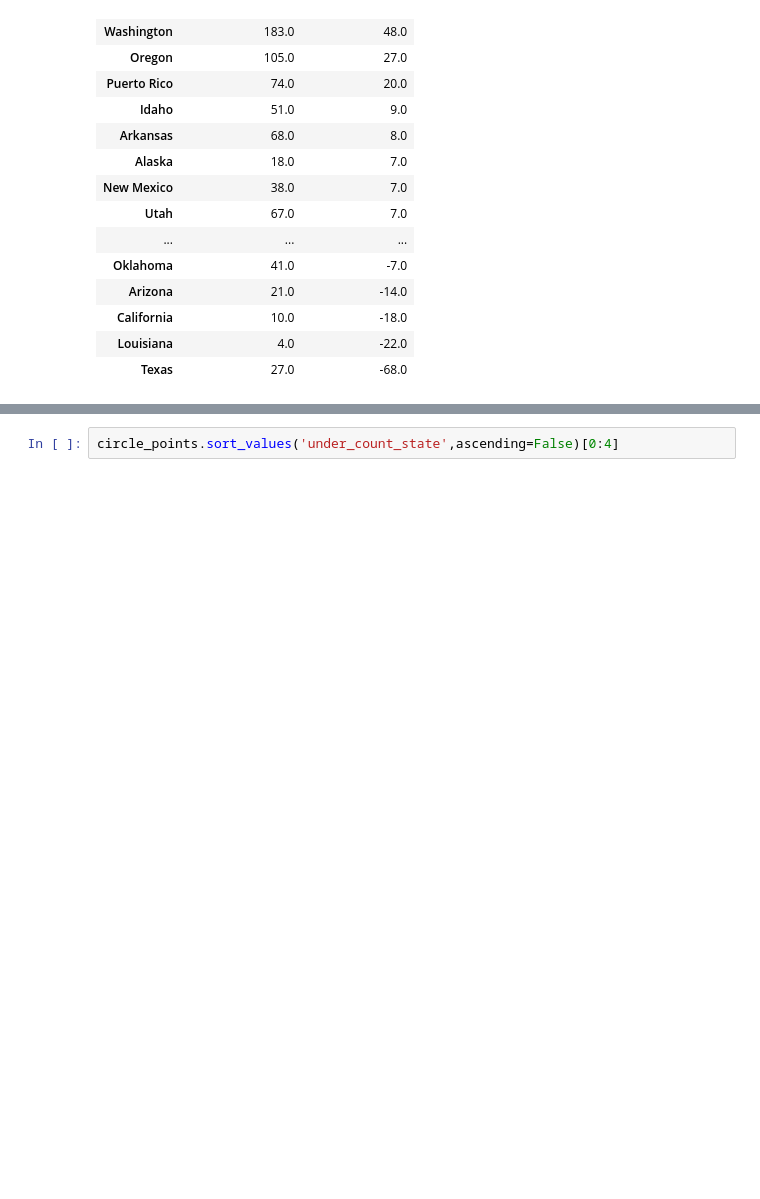
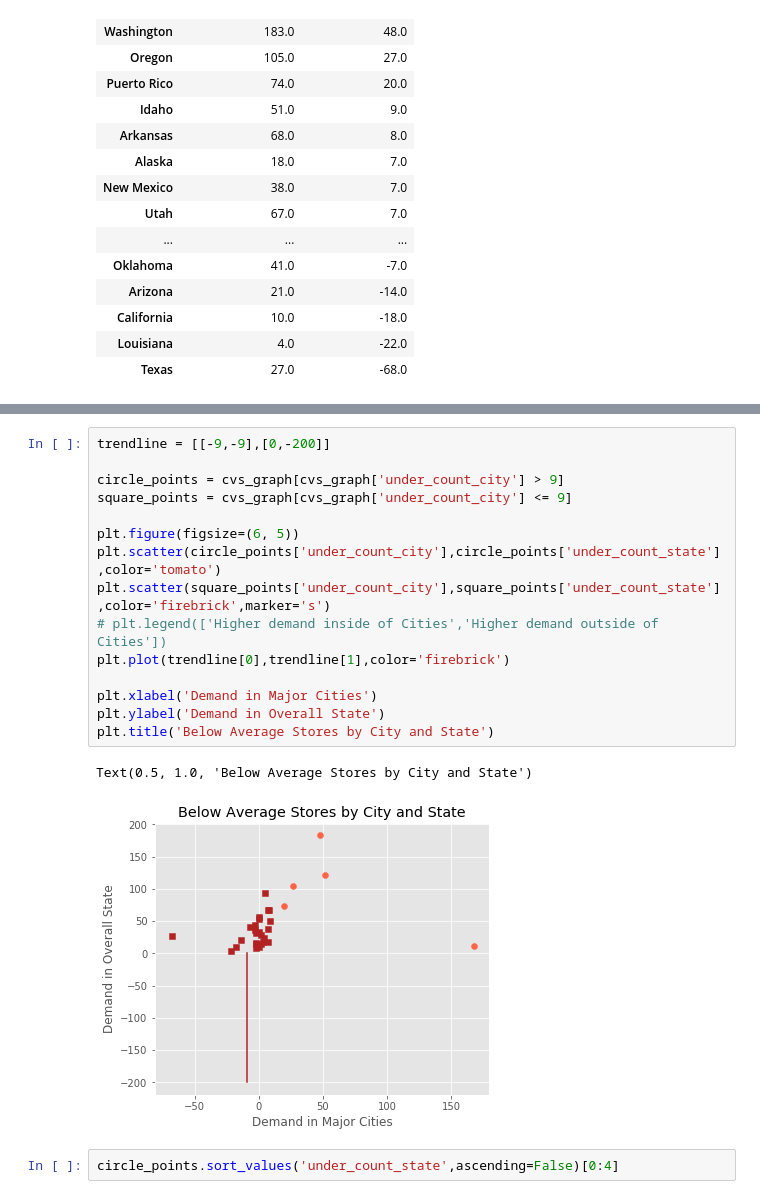
Before and after one commit to cheetahskita/dsa-projects, a Jupyter notebook: 1-web-scraping/CVS_Graphics.ipynb, the cells around one changed output, grey strips where cells are left out. Cells and saved outputs as stored; diff of their text form; blank space fills up the shorter version.

```diff
--- a/1-web-scraping/CVS_Graphics.ipynb
+++ b/1-web-scraping/CVS_Graphics.ipynb
@@ -167,3 +167,21 @@ Text(0.5, 1.0, 'Demand for CVS Stores')
+# %%
+trendline = [[-9,-9],[0,-200]]
+
+circle_points = cvs_graph[cvs_graph['under_count_city'] > 9]
+square_points = cvs_graph[cvs_graph['under_count_city'] <= 9]
+
+plt.figure(figsize=(6, 5))
+plt.scatter(circle_points['under_count_city'],circle_points['under_count_state'],color='tomato')
+plt.scatter(square_points['under_count_city'],square_points['under_count_state'],color='firebrick',marker='s')
+# plt.legend(['Higher demand inside of Cities','Higher demand outside of Cities'])
+plt.plot(trendline[0],trendline[1],color='firebrick')
+
+plt.xlabel('Demand in Major Cities')
+plt.ylabel('Demand in Overall State')
+plt.title('Below Average Stores by City and State')
+# %% [output]
+Text(0.5, 1.0, 'Below Average Stores by City and State')
+[figure, added]
 # %%
 circle_points.sort_values('under_count_state',ascending=False)[0:4]
 # %% [output]
```
Also changed, not shown: parts of 2 cells of this notebook, 1 other file.
